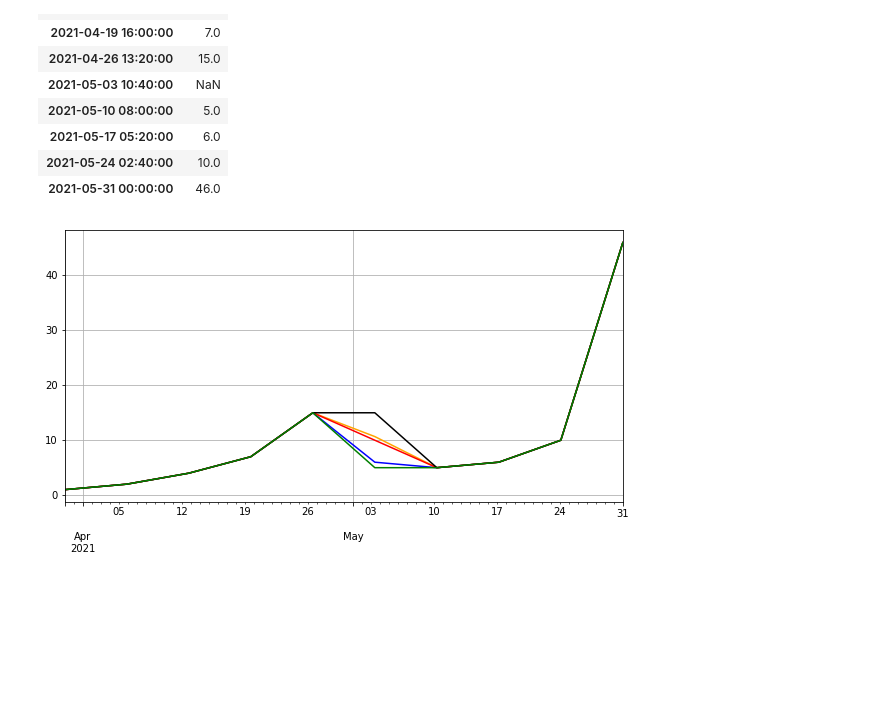
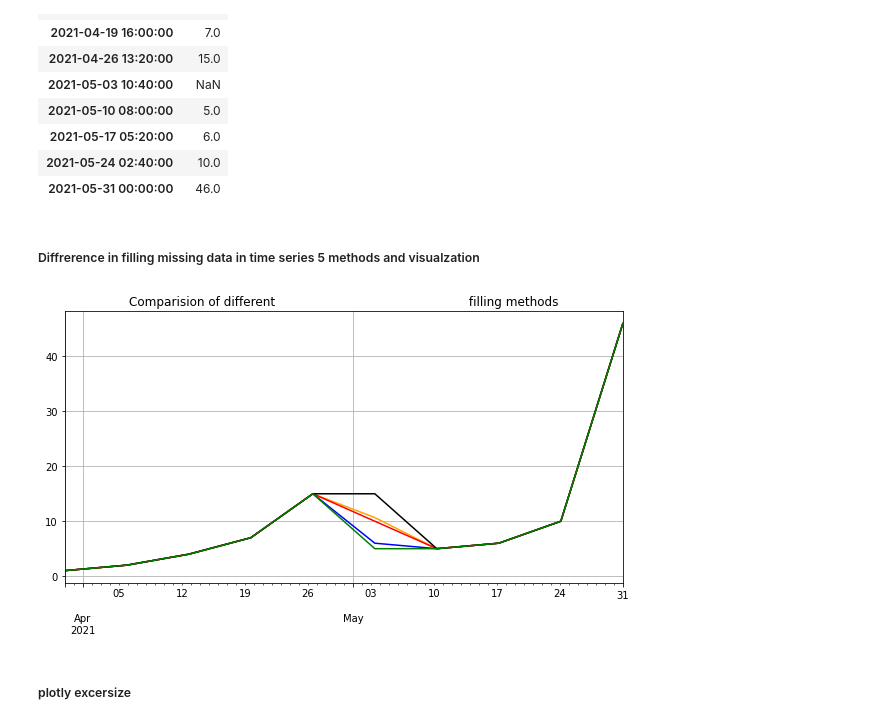
Before and after one commit to jdre1/Machine-Learning-Bootcamp, a Jupyter notebook: supervised/01_basic/extracting_featurtes.ipynb, the cells around one changed output. Drawn from its saved outputs; the diff is of its cells as text; code cells hidden in the pictures; blank space fills up the shorter version.

```diff
--- a/supervised/01_basic/extracting_featurtes.ipynb
+++ b/supervised/01_basic/extracting_featurtes.ipynb
@@ -108,13 +108,22 @@ df_aw_1
 | 2021-05-17 05:20:00 | 6.0 |
 | 2021-05-24 02:40:00 | 10.0 |
 | 2021-05-31 00:00:00 | 46.0 |
+# %% [markdown]
+##### Diffrerence in filling missing data in time series 5 methods and visualzation
 # %%
 import plotly.express as px
 
-_ = df_aw_1['insert'].fillna(df_aw_1['insert'].median()).plot(grid=True, color = 'blue', figsize=[10,5])
-_ = df_aw_1['insert'].fillna(df_aw_1['insert'].mean()).plot(grid=True, color='orange')
-_ = df_aw_1['insert'].fillna(df_aw_1['insert'].interpolate()).plot(grid=True, color='red')
+_ = df_aw_1['insert'].fillna(df_aw_1['insert'].median()).plot(grid=True,
+                                                              color = 'blue', figsize=[10,5])
+_ = df_aw_1['insert'].fillna(df_aw_1['insert'].mean()).plot(grid=True,
+                                                            color='orange')
+_ = df_aw_1['insert'].fillna(df_aw_1['insert'].interpolate()).plot(grid=True,
+                                                                   color='red')
 _ = df_aw_1['insert'].fillna(method='ffill').plot(grid=True, color='black')
-_ = df_aw_1['insert'].fillna(method='bfill').plot(grid=True, color='green')
+_ = df_aw_1['insert'].fillna(method='bfill').plot(grid=True, color='green',
+                                                  title='Comparision of different\
+                                                  filling methods')
 # %% [output]
-[figure, old version]
+[figure, new version]
+# %% [markdown]
+##### plotly excersize
```
Also changed, not shown: parts of 11 cells of this notebook.
